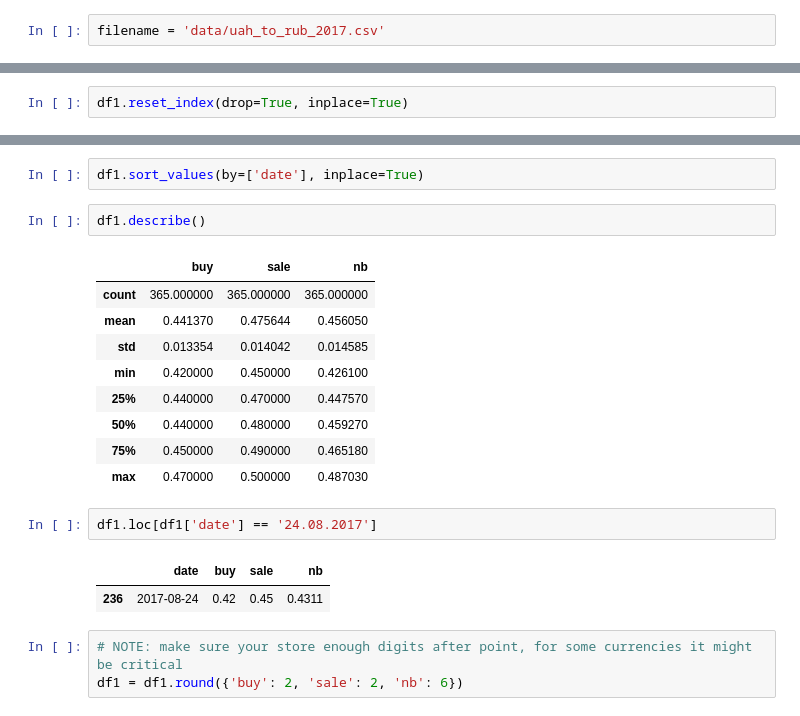
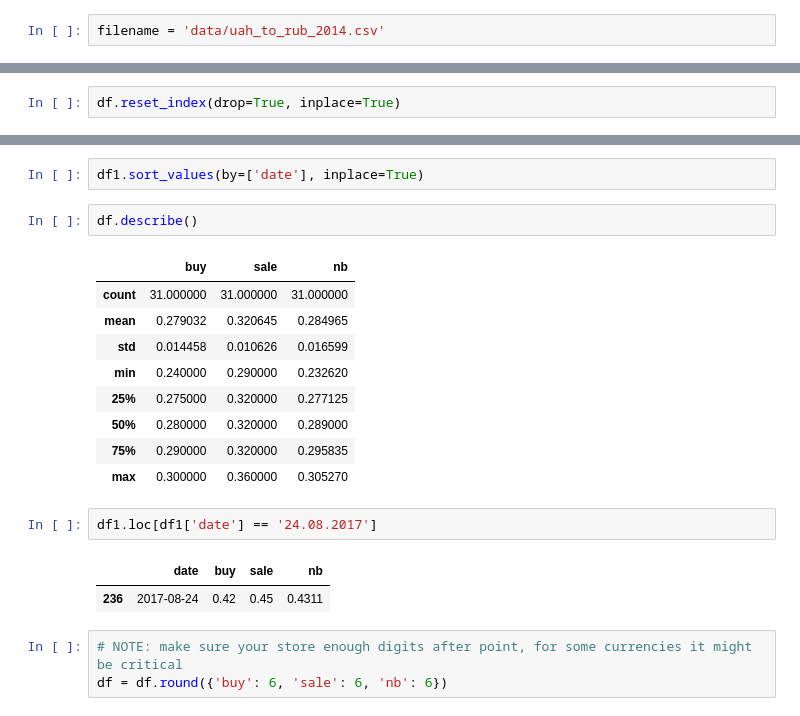
Before and after one commit to bmwant/chemister, a Jupyter notebook: notebooks/clean_data.ipynb, the cells around one changed output, grey strips where cells are left out. Cells and saved outputs as stored; diff of their text form.

```diff
--- a/notebooks/clean_data.ipynb
+++ b/notebooks/clean_data.ipynb
@@ -5,7 +5,7 @@ import pandas as pd
 # %%
 import matplotlib.pyplot as plt
 # %%
-filename = 'data/uah_to_rub_2017.csv'
+filename = 'data/uah_to_rub_2014.csv'
 # %%
 df = pd.read_csv(filename)
 # %%
@@ -139,7 +138,7 @@ df1.describe()
 | 75% | 0.450000 | 0.490000 | 0.465180 |
 | max | 0.470000 | 0.500000 | 0.487030 |
 # %%
-df1.reset_index(drop=True, inplace=True)
+df.reset_index(drop=True, inplace=True)
 # %%
 df1.set_value(236, 'date', '24.08.2017')
 # %% [output]
@@ -164,17 +163,17 @@ df1.set_value(236, 'date', '24.08.2017')
 # %%
 df1.sort_values(by=['date'], inplace=True)
 # %%
-df1.describe()
+df.describe()
 # %% [output]
 |  | buy | sale | nb |
-| count | 365.000000 | 365.000000 | 365.000000 |
-| mean | 0.441370 | 0.475644 | 0.456050 |
-| std | 0.013354 | 0.014042 | 0.014585 |
-| min | 0.420000 | 0.450000 | 0.426100 |
-| 25% | 0.440000 | 0.470000 | 0.447570 |
-| 50% | 0.440000 | 0.480000 | 0.459270 |
-| 75% | 0.450000 | 0.490000 | 0.465180 |
-| max | 0.470000 | 0.500000 | 0.487030 |
+| count | 31.000000 | 31.000000 | 31.000000 |
+| mean | 0.279032 | 0.320645 | 0.284965 |
+| std | 0.014458 | 0.010626 | 0.016599 |
+| min | 0.240000 | 0.290000 | 0.232620 |
+| 25% | 0.275000 | 0.320000 | 0.277125 |
+| 50% | 0.280000 | 0.320000 | 0.289000 |
+| 75% | 0.290000 | 0.320000 | 0.295835 |
+| max | 0.300000 | 0.360000 | 0.305270 |
 # %%
 df1.loc[df1['date'] == '24.08.2017']
 # %% [output]
@@ -182,5 +181,5 @@ df1.loc[df1['date'] == '24.08.2017']
 | 236 | 2017-08-24 | 0.42 | 0.45 | 0.4311 |
 # %%
 # NOTE: make sure your store enough digits after point, for some currencies it might be critical
-df1 = df1.round({'buy': 2, 'sale': 2, 'nb': 6})
+df = df.round({'buy': 6, 'sale': 6, 'nb': 6})
 # %%
```
Also changed, not shown: parts of 6 cells of this notebook, 21 other files.
